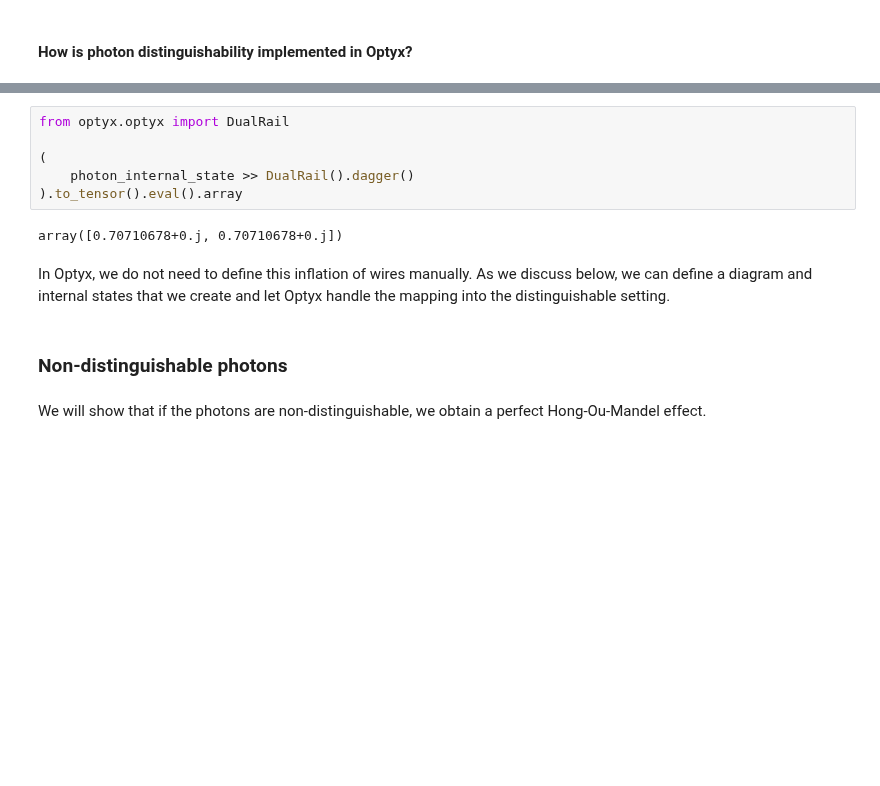
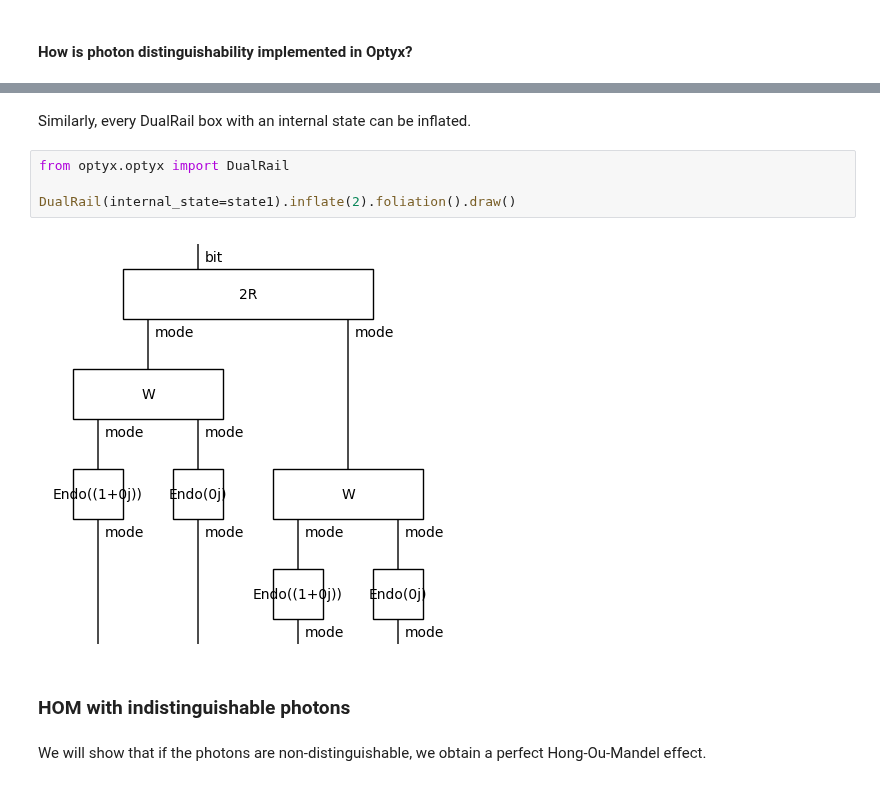
Before and after one commit to quantinuum-dev/optyx, a Jupyter notebook: docs/notebooks/photon_distinguishability.ipynb, the cells around one changed output, grey strips where cells are left out. Cells and saved outputs as stored; diff of their text form; blank space fills up the shorter version.

```diff
--- a/docs/notebooks/photon_distinguishability.ipynb
+++ b/docs/notebooks/photon_distinguishability.ipynb
@@ -37,15 +30,13 @@ In dual rail encoding this is a $|+\rangle$ state:
+# %% [markdown]
+Similarly, every DualRail box with an internal state can be inflated.
 # %%
 from optyx.optyx import DualRail
 
-(
-    photon_internal_state >> DualRail().dagger()
-).to_tensor().eval().array
+DualRail(internal_state=state1).inflate(2).foliation().draw()
 # %% [output]
-array([0.70710678+0.j, 0.70710678+0.j])
+[figure, added]
-# %% [markdown]
-In Optyx, we do not need to define this inflation of wires manually. As we discuss below, we can define a diagram and internal states that we create and let Optyx handle the mapping into the distinguishable setting.
-# %% [markdown]
-### Non-distinguishable photons
+# %% [markdown]
+### HOM with indistinguishable photons
 # %% [markdown]
 We will show that if the photons are non-distinguishable, we obtain a perfect Hong-Ou-Mandel effect.
 # %%
```
Also changed, not shown: parts of 18 cells of this notebook.
